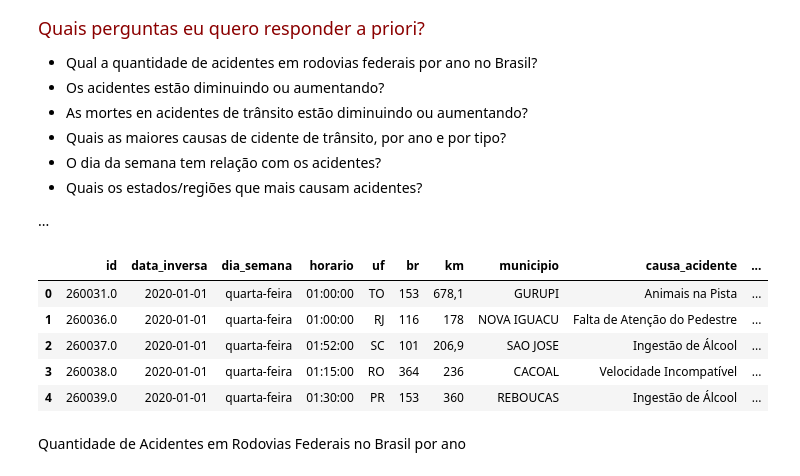
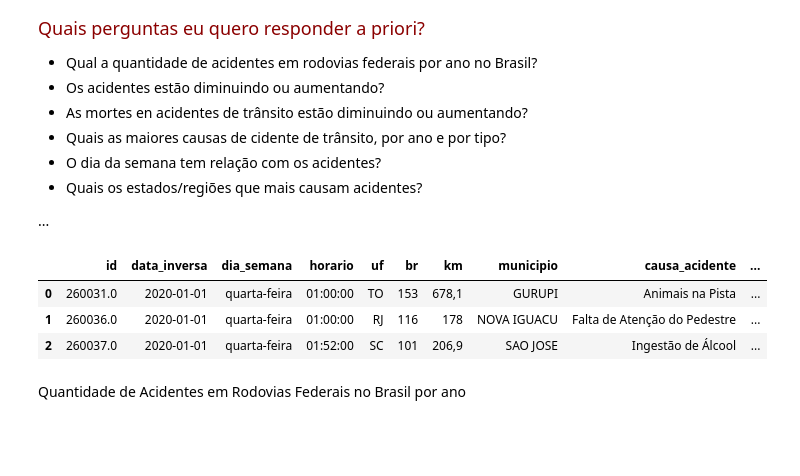
Before and after one commit to FelipeGBarreto/Projects, a Jupyter notebook: Acidentes_Rodovias_Federais.ipynb, the cells around one changed output. Saved outputs shown, nothing was run; the diff lists cells and outputs as text; code cells hidden in the pictures; blank space fills up the shorter version.

```diff
--- a/Acidentes_Rodovias_Federais.ipynb
+++ b/Acidentes_Rodovias_Federais.ipynb
@@ -97,14 +112,12 @@ plt.show()
 
 ...
 # %%
-dataset.head()
+dataset.head(3)
 # %% [output]
 |  | id | data_inversa | dia_semana | horario | uf | br | km | municipio | causa_acidente | ... |
 | 0 | 260031.0 | 2020-01-01 | quarta-feira | 01:00:00 | TO | 153 | 678,1 | GURUPI | Animais na Pista | ... |
 | 1 | 260036.0 | 2020-01-01 | quarta-feira | 01:00:00 | RJ | 116 | 178 | NOVA IGUACU | Falta de Atenção do Pedestre | ... |
 | 2 | 260037.0 | 2020-01-01 | quarta-feira | 01:52:00 | SC | 101 | 206,9 | SAO JOSE | Ingestão de Álcool | ... |
-| 3 | 260038.0 | 2020-01-01 | quarta-feira | 01:15:00 | RO | 364 | 236 | CACOAL | Velocidade Incompatível | ... |
-| 4 | 260039.0 | 2020-01-01 | quarta-feira | 01:30:00 | PR | 153 | 360 | REBOUCAS | Ingestão de Álcool | ... |
 # %% [markdown]
 Quantidade de Acidentes em Rodovias Federais no Brasil por ano
 # %%
```
Also changed, not shown: parts of 9 cells of this notebook.
